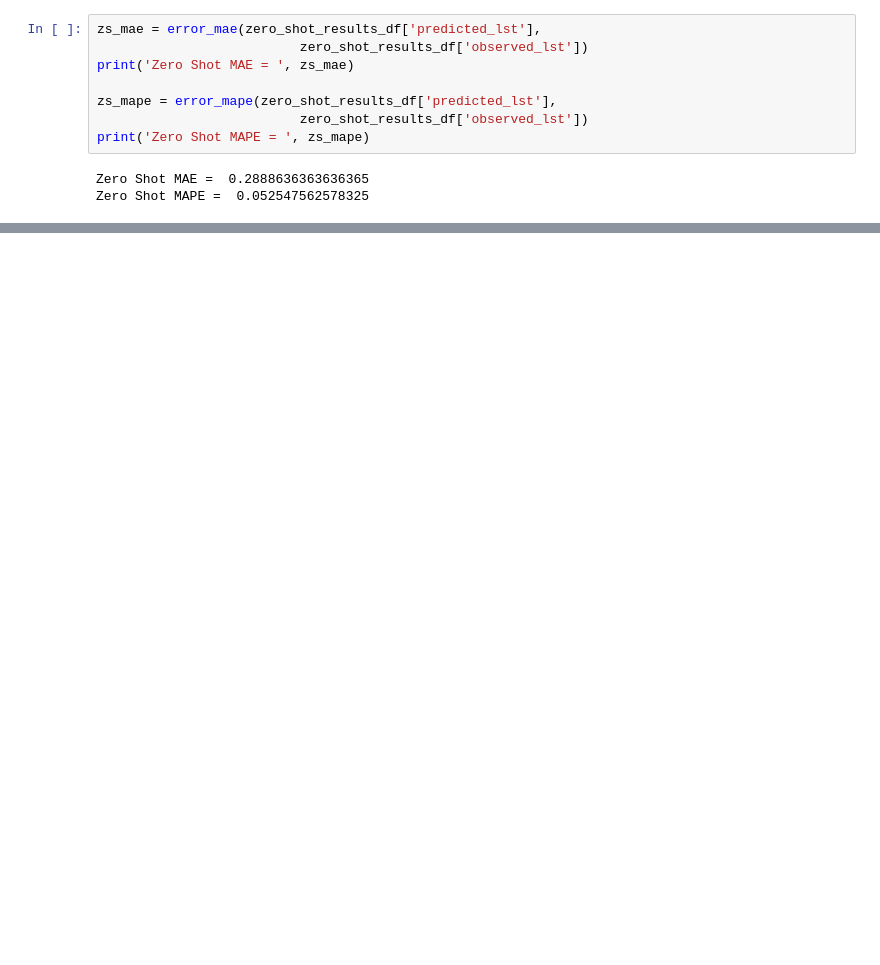
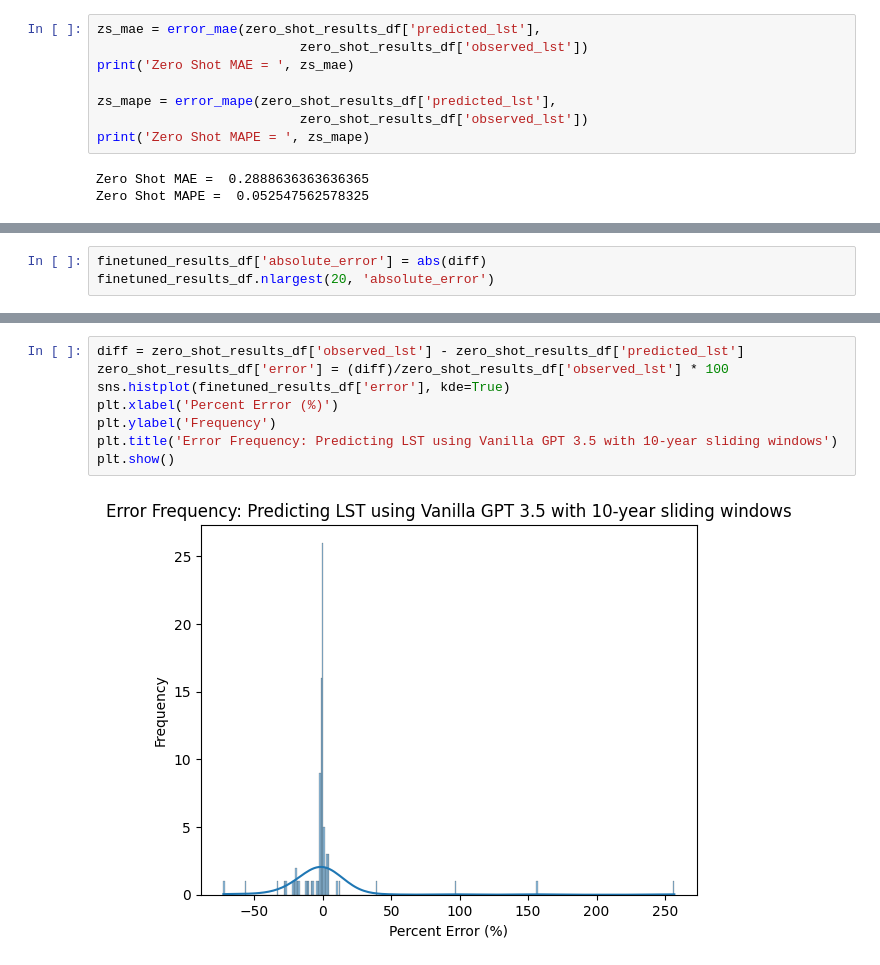
Before and after one commit to anwesham-lab/cs325b-llm-forecasting, a Jupyter notebook: code/eval_inference_ili_lst.ipynb, the cells around one changed output, grey strips where cells are left out. Cells and saved outputs as stored; diff of their text form; blank space fills up the shorter version.

Commit message:
one shot and inference for LST

```diff
--- a/code/eval_inference_ili_lst.ipynb
+++ b/code/eval_inference_ili_lst.ipynb
@@ -153,0 +186,3 @@ Zero Shot MAPE =  0.052547562578325
+# %%
+finetuned_results_df['absolute_error'] = abs(diff)
+finetuned_results_df.nlargest(20, 'absolute_error')
@@ -153,0 +207,10 @@ Zero Shot MAPE =  0.052547562578325
+# %%
+diff = zero_shot_results_df['observed_lst'] - zero_shot_results_df['predicted_lst']
+zero_shot_results_df['error'] = (diff)/zero_shot_results_df['observed_lst'] * 100
+sns.histplot(finetuned_results_df['error'], kde=True)
+plt.xlabel('Percent Error (%)')
+plt.ylabel('Frequency')
+plt.title('Error Frequency: Predicting LST using Vanilla GPT 3.5 with 10-year sliding windows')
+plt.show()
+# %% [output]
+[figure, added]
```
Also changed, not shown: parts of 6 cells of this notebook, 4 other files.
